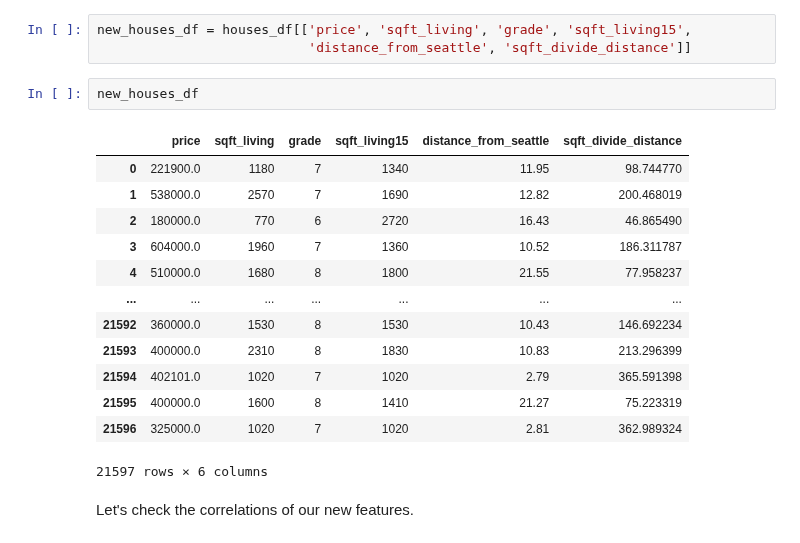
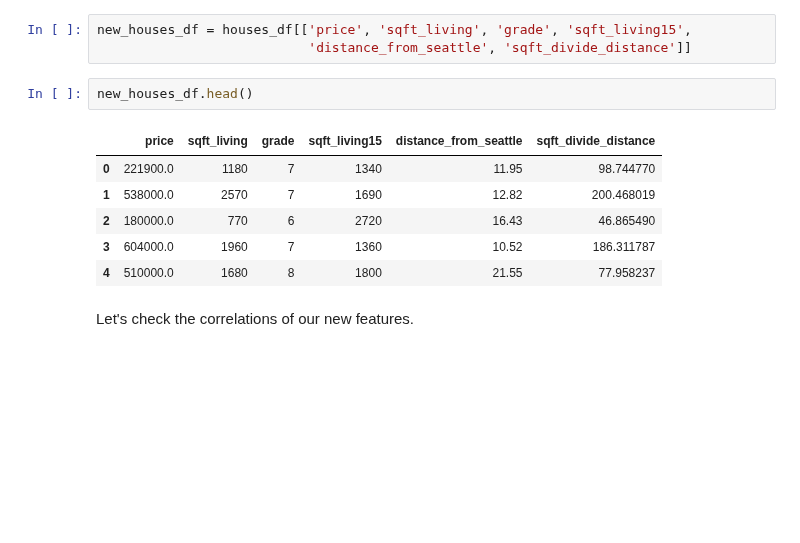
Before and after one commit to jmarkowi/kingcounty, a Jupyter notebook: predicting_prices_king_count-checkpoint.ipynb, the cells around one changed output. Saved outputs shown, nothing was run; the diff lists cells and outputs as text; blank space fills up the shorter version.

```diff
--- a/predicting_prices_king_count-checkpoint.ipynb
+++ b/predicting_prices_king_count-checkpoint.ipynb
@@ -131,21 +129,14 @@ houses_df['sqft_divide_distance'] = houses_df['sqft_living'] / houses_df['distan
 new_houses_df = houses_df[['price', 'sqft_living', 'grade', 'sqft_living15',
                            'distance_from_seattle', 'sqft_divide_distance']]
 # %%
-new_houses_df
+new_houses_df.head()
 # %% [output]
 |  | price | sqft_living | grade | sqft_living15 | distance_from_seattle | sqft_divide_distance |
 | 0 | 221900.0 | 1180 | 7 | 1340 | 11.95 | 98.744770 |
 | 1 | 538000.0 | 2570 | 7 | 1690 | 12.82 | 200.468019 |
 | 2 | 180000.0 | 770 | 6 | 2720 | 16.43 | 46.865490 |
 | 3 | 604000.0 | 1960 | 7 | 1360 | 10.52 | 186.311787 |
 | 4 | 510000.0 | 1680 | 8 | 1800 | 21.55 | 77.958237 |
-| ... | ... | ... | ... | ... | ... | ... |
-| 21592 | 360000.0 | 1530 | 8 | 1530 | 10.43 | 146.692234 |
-| 21593 | 400000.0 | 2310 | 8 | 1830 | 10.83 | 213.296399 |
-| 21594 | 402101.0 | 1020 | 7 | 1020 | 2.79 | 365.591398 |
-| 21595 | 400000.0 | 1600 | 8 | 1410 | 21.27 | 75.223319 |
-| 21596 | 325000.0 | 1020 | 7 | 1020 | 2.81 | 362.989324 |
-21597 rows × 6 columns
 # %% [markdown]
 Let's check the correlations of our new features.
 # %%
```
Also changed, not shown: parts of 16 cells of this notebook.
